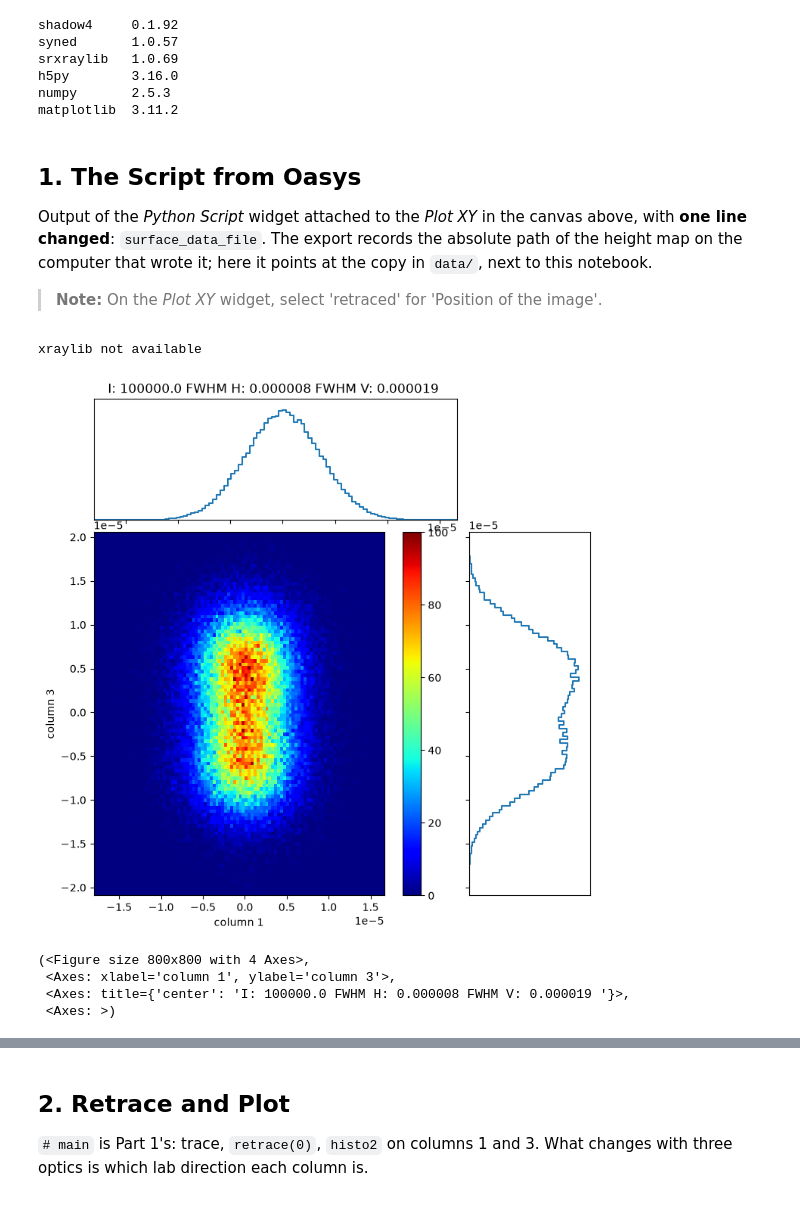
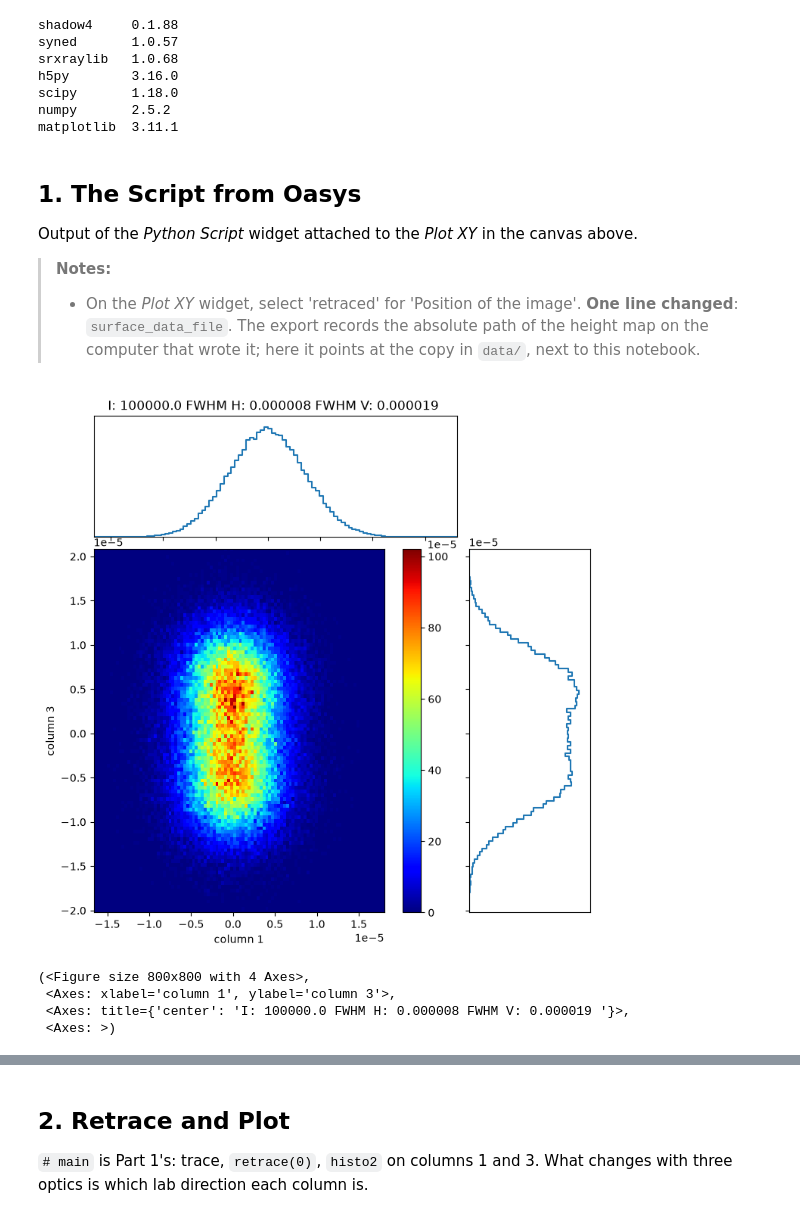
Before and after one commit to whorwhey/shadow4_scripting_tutorial, a Jupyter notebook: 03_figure_errors.ipynb, the cells around one changed output, grey strips where cells are left out. Saved outputs shown, nothing was run; the diff lists cells and outputs as text; code cells hidden in the pictures.

```diff
--- a/03_figure_errors.ipynb
+++ b/03_figure_errors.ipynb
@@ -50,21 +50,24 @@ from importlib.metadata import version
 import numpy as np
 import matplotlib.pyplot as plt
 
-for pkg in ["shadow4", "syned", "srxraylib", "h5py", "numpy", "matplotlib"]:
+for pkg in ["shadow4", "syned", "srxraylib", "h5py", "scipy", "numpy", "matplotlib"]:
     print(f"{pkg:11s} {version(pkg)}")
 # %% [output]
-shadow4     0.1.92
+shadow4     0.1.88
 syned       1.0.57
-srxraylib   1.0.69
+srxraylib   1.0.68
 h5py        3.16.0
-numpy       2.5.3
-matplotlib  3.11.2
+scipy       1.18.0
+numpy       2.5.2
+matplotlib  3.11.1
 # %% [markdown]
 ## 1. The Script from Oasys
 
-Output of the *Python Script* widget attached to the *Plot XY* in the canvas above, with **one line changed**: `surface_data_file`. The export records the absolute path of the height map on the computer that wrote it; here it points at the copy in `data/`, next to this notebook.
+Output of the *Python Script* widget attached to the *Plot XY* in the canvas above.
 
-> __Note:__ On the _Plot XY_ widget, select 'retraced' for 'Position of the image'.
+> __Notes:__
+> - On the _Plot XY_ widget, select 'retraced' for 'Position of the image'.
+> **One line changed**: `surface_data_file`. The export records the absolute path of the height map on the computer that wrote it; here it points at the copy in `data/`, next to this notebook.
 # %%
 import numpy as np
 
@@ -175,38 +178,37 @@ def run_beamline():
     optical_element = S4AdditionalNumericalMeshMirror(name='Elliptical Mirror H (y = 26.301 m, p = 26.301 m, q = 5.573 m)', ideal_mirror=ideal_mirror, numerical_mesh_mirror=numerical_mesh_mirror)
 
     from syned.beamline.element_coordinates import ElementCoordinates
-    coordinates = ElementCoordinates(p=-5.573, q=5.573, angle_radial=1.548979711, angle_azimuthal=1.570796327, angle_radial_out=1.548979711)
+    coordinates = ElementCoordinates(p=-5.573, q=5.573, angle_radial=1.548979711, angle_azimuthal=4.71238898, angle_radial_out=1.548979711)
     movements = None
     from shadow4.beamline.optical_elements.mirrors.s4_additional_numerical_mesh_mirror import S4AdditionalNumericalMeshMirrorElement
     beamline_element = S4AdditionalNumericalMeshMirrorElement(optical_element=optical_element, coordinates=coordinates, movements=movements, input_beam=beam)
 
     beam, footprint = beamline_element.trace_beam()
 
     beamline.append_beamline_element(beamline_element)
     return beam, footprint
 
 #
 # main
 #
 from srxraylib.plot.gol import plot, plot_image, plot_image_with_histograms, plot_show
 
 # WARNING: NO incremental result allowed!!"
 beam, footprint = run_beamline()
 beam.retrace(0.000000)
 
-ticket = beam.histo2(1, 3, nbins_h=100, nbins_v=100, xrange=[np.float64(-1.82085631615595e-05), np.float64(1.68020325871322e-05)], yrange=[np.float64(-2.112760046229389e-05), np.float64(2.076283483649384e-05)], nolost=1, ref=23)
+ticket = beam.histo2(1, 3, nbins_h=100, nbins_v=100, xrange=[np.float64(-1.680199711291622e-05), np.float64(1.8205081784753407e-05)], yrange=[np.float64(-2.044560335860053e-05), np.float64(2.1023667982123877e-05)], nolost=1, ref=23)
 
 title = "I: %.1f " % ticket['intensity']
 if ticket['fwhm_h'] is not None: title += "FWHM H: %f " % ticket['fwhm_h']
 if ticket['fwhm_v'] is not None: title += "FWHM V: %f " % ticket['fwhm_v']
 
 plot_image_with_histograms(ticket['histogram'], ticket['bin_h_center'], ticket['bin_v_center'],
     title=title, xtitle="column 1", ytitle="column 3",
     cmap='jet', add_colorbar=True, figsize=(8, 8), histo_path_flag=1, show=1)
 # %% [output]
+[figure, new version]
-xraylib not available
+(<Figure size 800x800 with 4 Axes>,
+ <Axes: xlabel='column 1', ylabel='column 3'>,
+ <Axes: title={'center': 'I: 100000.0 FWHM H: 0.000008 FWHM V: 0.000019 '}>,
+ <Axes: >)
-[figure, old version]
-(<Figure size 800x800 with 4 Axes>,
- <Axes: xlabel='column 1', ylabel='column 3'>,
- <Axes: title={'center': 'I: 100000.0 FWHM H: 0.000008 FWHM V: 0.000019 '}>,
- <Axes: >)
```
Also changed, not shown: parts of 50 cells of this notebook, 1 other file.
